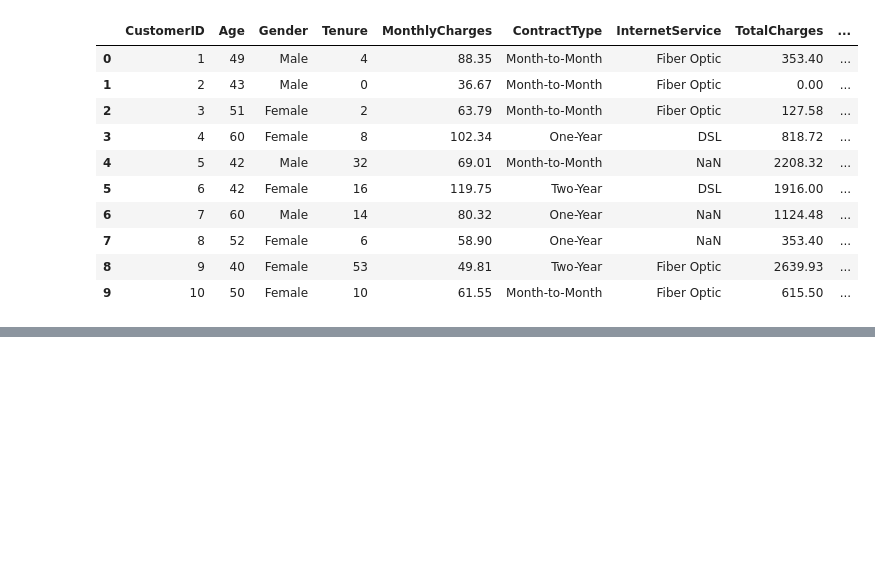
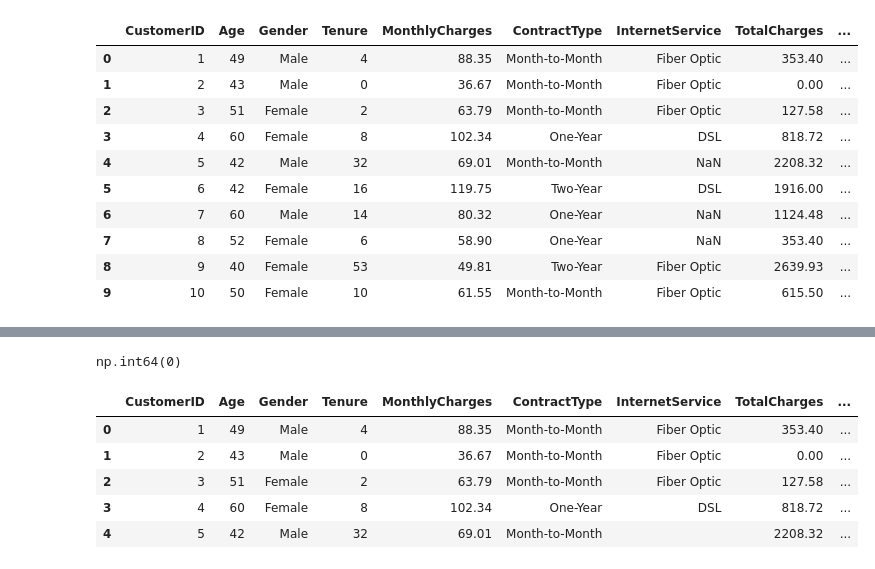
Before and after one commit to BarnaliBhowmik/PythonProjects, a Jupyter notebook: ChurnSurvivalAnalysisAndPredictionModel.ipynb, the cells around one changed output, grey strips where cells are left out. Cells and saved outputs as stored; diff of their text form; code cells hidden in the pictures; blank space fills up the shorter version.

```diff
--- a/ChurnSurvivalAnalysisAndPredictionModel.ipynb
+++ b/ChurnSurvivalAnalysisAndPredictionModel.ipynb
@@ -20,0 +78,13 @@ df.head(10)
+# %%
+df.isna().sum().sum()
+# %% [output]
+np.int64(0)
+# %%
+df.head()
+# %% [output]
+|  | CustomerID | Age | Gender | Tenure | MonthlyCharges | ContractType | InternetService | TotalCharges | ... |
+| 0 | 1 | 49 | Male | 4 | 88.35 | Month-to-Month | Fiber Optic | 353.40 | ... |
+| 1 | 2 | 43 | Male | 0 | 36.67 | Month-to-Month | Fiber Optic | 0.00 | ... |
+| 2 | 3 | 51 | Female | 2 | 63.79 | Month-to-Month | Fiber Optic | 127.58 | ... |
+| 3 | 4 | 60 | Female | 8 | 102.34 | One-Year | DSL | 818.72 | ... |
+| 4 | 5 | 42 | Male | 32 | 69.01 | Month-to-Month |  | 2208.32 | ... |
```
Also changed, not shown: parts of 21 cells of this notebook.
